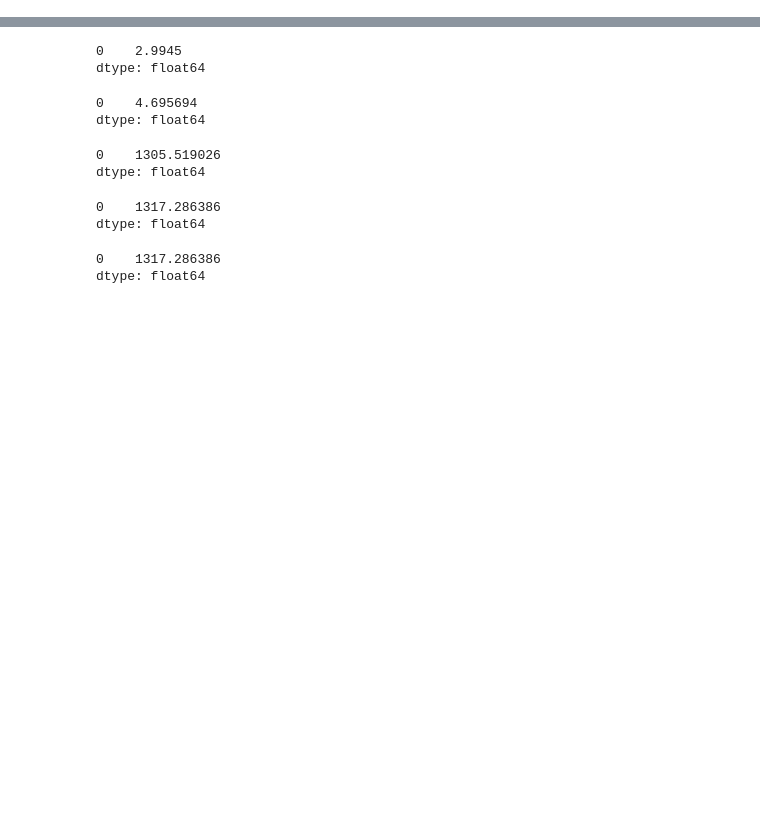
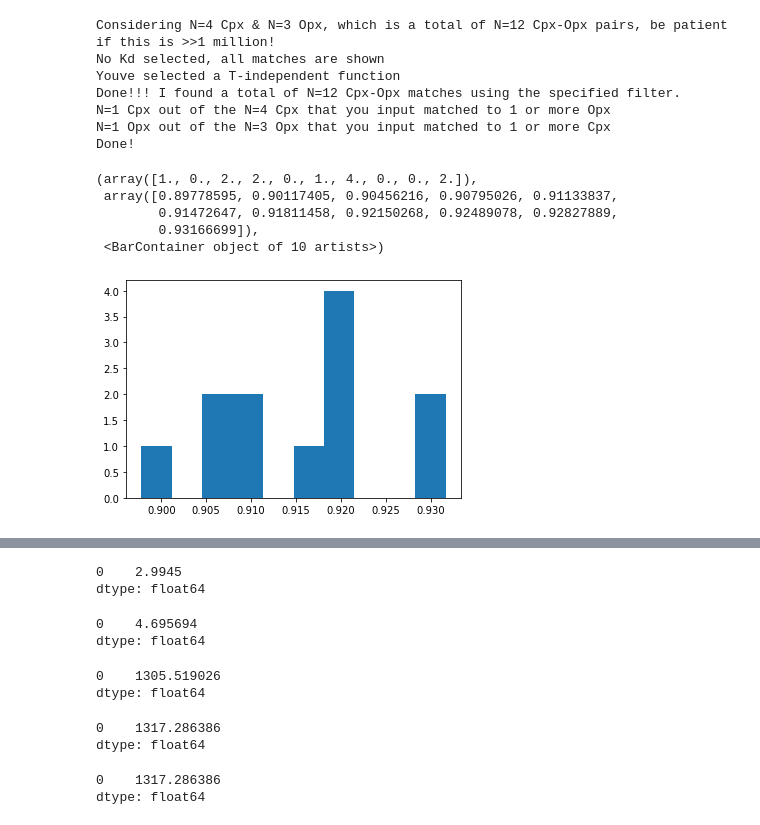
Before and after one commit to PennyWieser/Thermobar, a Jupyter notebook: Unit_tests/opx_cpx_test_values.ipynb, the cells around one changed output, grey strips where cells are left out. Saved outputs shown, nothing was run; the diff lists cells and outputs as text; code cells hidden in the pictures; blank space fills up the shorter version.

```diff
--- a/Unit_tests/opx_cpx_test_values.ipynb
+++ b/Unit_tests/opx_cpx_test_values.ipynb
@@ -30,3 +30,9 @@ OpxT=pd.DataFrame(data={"SiO2_Opx": 55,
                             "K2O_Opx": 0,
                             "Cr2O3_Opx": 0.19}, index=[0])
 decimalPlace=4
+# %%
+Cpx_Several=pd.concat([CpxT, CpxT+0.1, CpxT-0.1, CpxT-0.02])
+Opx_Several=pd.concat([OpxT, OpxT+0.2, OpxT-0.05])
+pt.calculate_cpx_opx_press_temp_matching(
+        cpx_comps=Cpx_Several, opx_comps=Opx_Several, equationT="T_Put2008_eq36",
+        equationP="P_Put2008_eq38", Kd_Match="Subsolidus").get("Av_PTs_perCPX")
@@ -32,0 +51,20 @@ decimalPlace=4
+# %%
+dict3=pt.calculate_cpx_opx_press_temp_matching(
+        cpx_comps=Cpx_Several, opx_comps=Opx_Several, equationT="T_Put2008_eq36",
+        equationP="P_Put2008_eq38", return_all_pairs=True)
+All_PT3=dict3['All_PTs']
+plt.hist(All_PT3['Kd_Fe_Mg_Cpx_Opx'])
+# %% [output]
+Considering N=4 Cpx & N=3 Opx, which is a total of N=12 Cpx-Opx pairs, be patient if this is >>1 million!
+No Kd selected, all matches are shown
+Youve selected a T-independent function
+Done!!! I found a total of N=12 Cpx-Opx matches using the specified filter.
+N=1 Cpx out of the N=4 Cpx that you input matched to 1 or more Opx
+N=1 Opx out of the N=3 Opx that you input matched to 1 or more Cpx
+Done!
+(array([1., 0., 2., 2., 0., 1., 4., 0., 0., 2.]),
+ array([0.89778595, 0.90117405, 0.90456216, 0.90795026, 0.91133837,
+        0.91472647, 0.91811458, 0.92150268, 0.92489078, 0.92827889,
+        0.93166699]),
+ <BarContainer object of 10 artists>)
+[figure, added]
```
Also changed, not shown: parts of 4 cells of this notebook, 1 other file.
